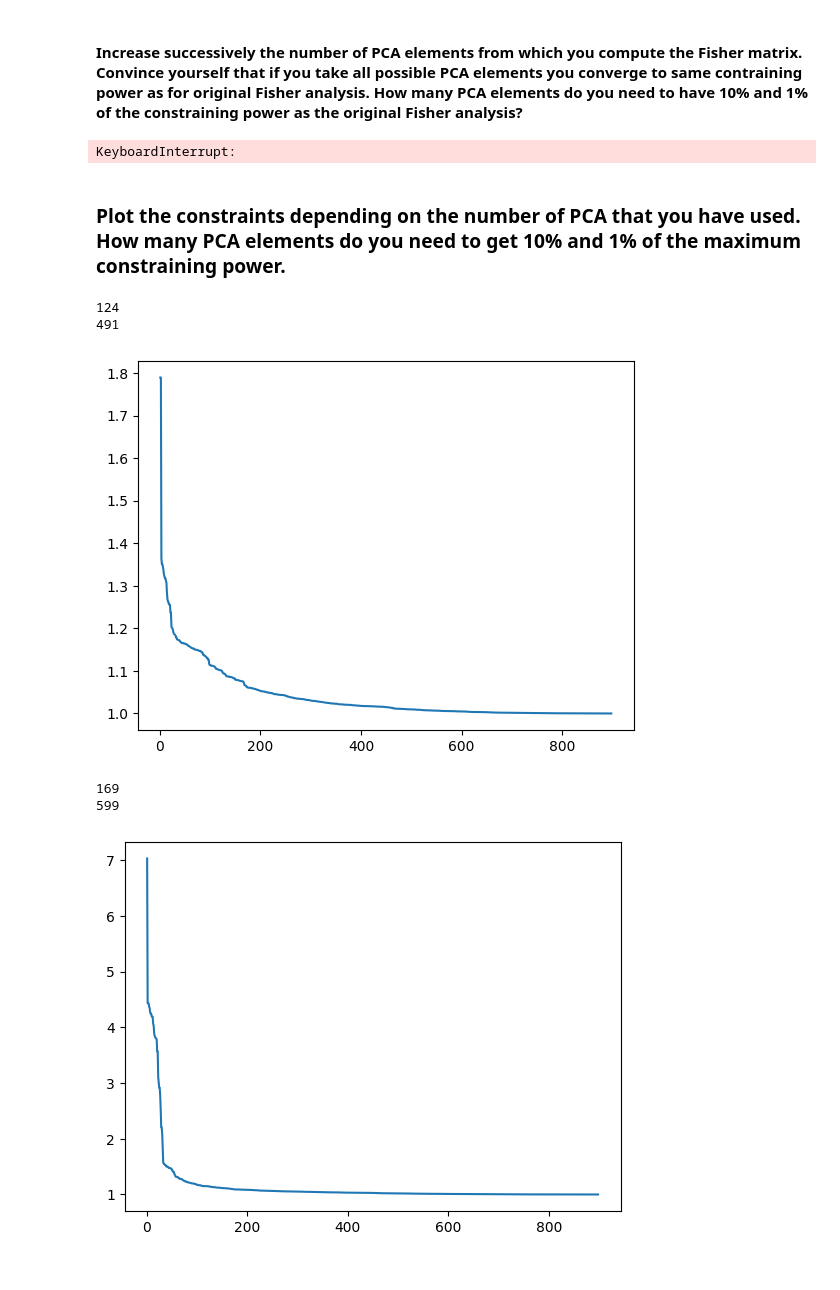
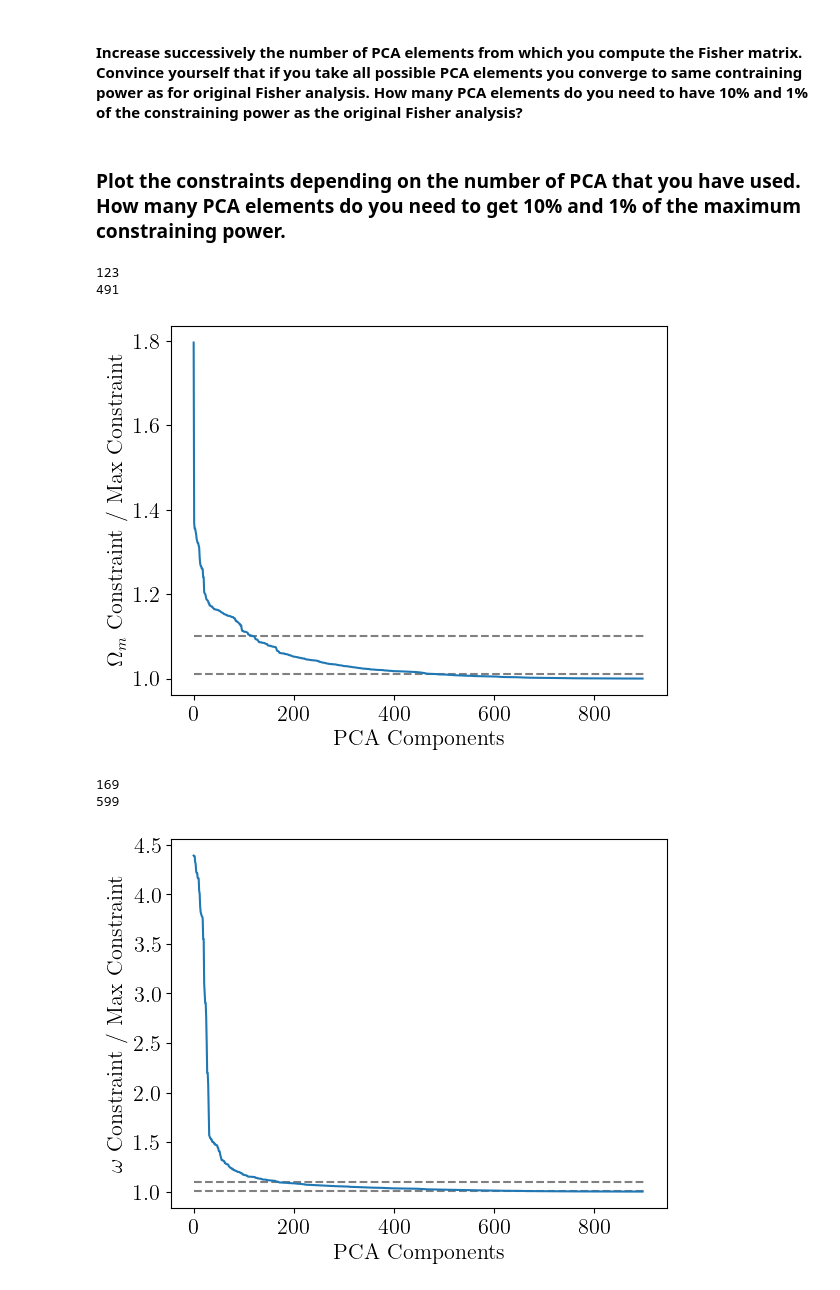
Before and after one commit to Rashaad-Reid/UWAstroStats, a Jupyter notebook: projects/2ptstat-analysis/assignments/assignment2.ipynb, the cells around one changed output. Cells and saved outputs as stored; diff of their text form; code cells hidden in the pictures.

```diff
--- a/projects/2ptstat-analysis/assignments/assignment2.ipynb
+++ b/projects/2ptstat-analysis/assignments/assignment2.ipynb
@@ -19,3 +13,9 @@ WARNING:tensorflow:From c:\Users\yusuf\AppData\Local\Programs\Python\Python311\L
+# %%
+# this cell is for formatting plots, and can be commented out if it causes problems
+plt.rc('text.latex', preamble=r'\usepackage{amsmath}')
+plt.rcParams["font.size"] = 16
+plt.rcParams["text.usetex"] = True
+plt.rcParams["font.family"] = "serif"
 # %% [markdown]
 ## Preparation: load in the all the 10000 model vectors and corresponding parameters that we use to bulit the emulator.
 # %%
@@ -141,19 +183,22 @@ plt.show()
 ##### Next we want perform a Fisher Analysis using the emualtor. We want you to compute the covariance of the parameters $\Theta = \{\Omega_\mathrm{m},w\}$, which can be estimated by $C(\Theta) = F^{-1}$, where $$F_{ij}= \left(\frac{\partial m(\Theta)}{\partial \Theta_i}\right)^{T} C^{-1} \left(\frac{\partial m(\Theta)}{\partial \Theta_i}\right)$$
 ##### For the partial derivatives we use the five point stencil beam given by $$\frac{\partial m(\Theta)}{\partial \Theta_i}\approx \frac{-m(\Theta_i + 2\ \Delta \Theta_i) + 8 \ m(\Theta_i +  \Delta \Theta_i) - 8 \ m(\Theta_i - \Delta \Theta_i) + m(\Theta_i - 2\ \Delta \Theta_i)}{12 \ \Delta \Theta_i }$$
 # %%
-print(np.max(test_params['omega_m'])-np.min(test_params['omega_m']))
-print(np.max(test_params['w'])-np.min(test_params['w']))
+Om_range = np.max(test_params['omega_m'])-np.min(test_params['omega_m'])
+w_range = np.max(test_params['w'])-np.min(test_params['w'])
 
-# omega_m range: 0.5
-# w range: 1.7
+print('Omega_m range: {:.4f}'.format(Om_range))
+print('w range: {:.4f}'.format(w_range))
 
-Om_shift = 0.5/1e3 #decide for a reasonable stepsize in Omega_m
-w_shift = 1.7/1e3 #decide for a reasonable stepsize in w
+# omega_m range: ~0.5
+# w range: ~1.7
+
+Om_shift = Om_range/1e3 #decide for a reasonable stepsize in Omega_m
+w_shift = w_range/1e3 #decide for a reasonable stepsize in w
 
 # This example compute the model for two different Omega_m values.
-paramters = {'omega_m':[0.3,0.31,],'w':[-1,-1],'As':[np.mean(test_params['As'])]*2,'omega_b':[np.mean(test_params['omega_b'])]*2}
+#paramters = {'omega_m':[0.3,0.31,],'w':[-1,-1],'As':[np.mean(test_params['As'])]*2,'omega_b':[np.mean(test_params['omega_b'])]*2}
 
-features_4_div = cp_nn.predictions_np(paramters)
+#features_4_div = cp_nn.predictions_np(paramters)
 # if you modified the training features you need to convert back the output back the original data vectors
 
 Om = np.mean(test_params['omega_m'])
@@ -223,7 +268,7 @@ plt.show()
 #### Increase successively the number of PCA elements from which you compute the Fisher matrix. Convince yourself that if you take all possible PCA elements you converge to same contraining power as for original Fisher analysis. How many PCA elements do you need to have 10% and 1% of the constraining power as the original Fisher analysis?
 # %%
 paramter_constraints = []
-for N_pca in np.arange(1,5):#tqdm(np.arange(1,5)):
+for N_pca in tqdm(np.arange(1,900)):
 
     pca = PCA(n_components=N_pca,svd_solver='full')
     models_pca = pca.fit_transform(models-mean)
@@ -249,8 +294,6 @@ for N_pca in np.arange(1,5):#tqdm(np.arange(1,5)):
 paramter_constraints = np.array(paramter_constraints)
 
 np.savetxt('data_4_assignment2/parameter_constraints_new.dat',paramter_constraints)
-# %% [output]
-KeyboardInterrupt:
 # %% [markdown]
 ### Plot the constraints depending on the number of PCA that you have used. How many PCA elements do you need to get 10% and 1% of the maximum constraining power.
 # %%
@@ -259,19 +302,27 @@ paramter_constraints = np.loadtxt('data_4_assignment2/parameter_constraints.dat'
 print(np.where(paramter_constraints[:,0]/max_constraints[0] < 1.1)[0][0])
 print(np.where(paramter_constraints[:,0]/max_constraints[0] < 1.01)[0][0])
 
-plt.plot(paramter_constraints[:,0]/max_constraints[0])
+plt.hlines(1.1,1,900,'grey','--')
+plt.hlines(1.01,1,900,'grey','--')
+plt.plot(paramter_constraints[2:,0]/max_constraints[0])
+plt.xlabel('PCA Components')
+plt.ylabel('$\Omega_m$ Constraint / Max Constraint')
 plt.show()
 # %% [output]
-124
+123
 491
-[figure, old version]
+[figure, new version]
 # %%
 print(np.where(paramter_constraints[:,1]/max_constraints[1] < 1.1)[0][0])
 print(np.where(paramter_constraints[:,1]/max_constraints[1] < 1.01)[0][0])
 
-plt.plot(paramter_constraints[:,1]/max_constraints[1])
+plt.hlines(1.1,1,900,'grey','--')
+plt.hlines(1.01,1,900,'grey','--')
+plt.plot(paramter_constraints[2:,1]/max_constraints[1])
+plt.xlabel('PCA Components')
+plt.ylabel('$\omega$ Constraint / Max Constraint')
 plt.show()
 # %% [output]
 169
 599
-[figure, old version]
+[figure, new version]
```
Also changed, not shown: parts of 7 cells of this notebook, 3 other files.
